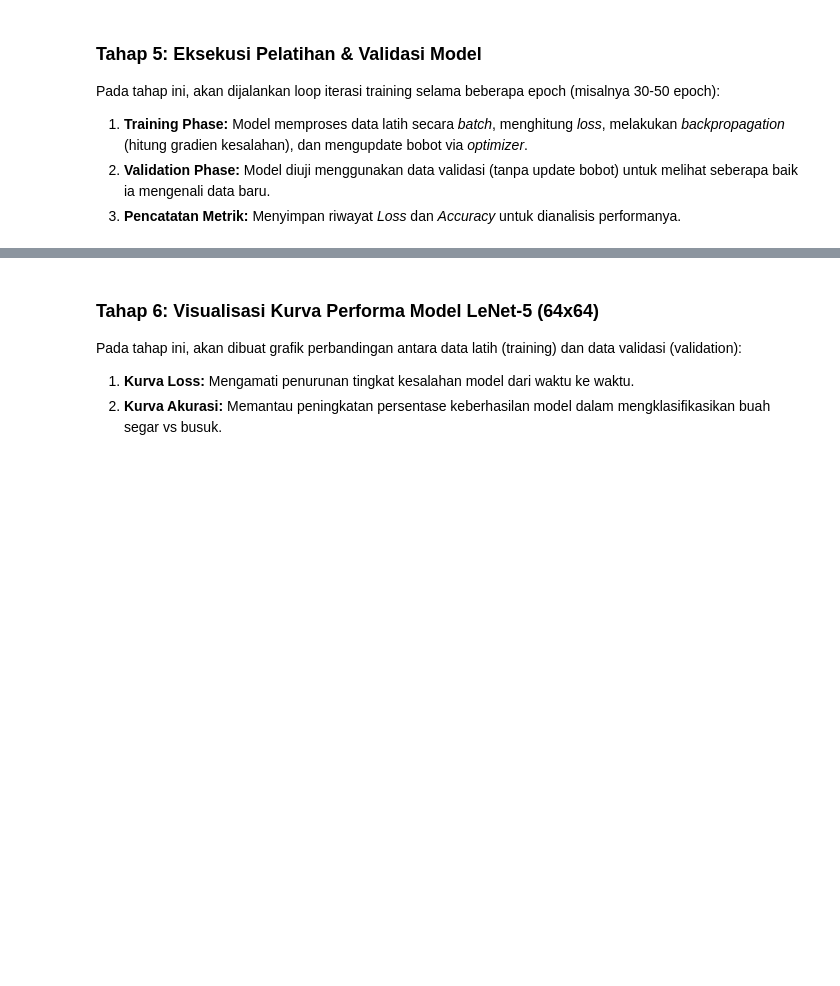
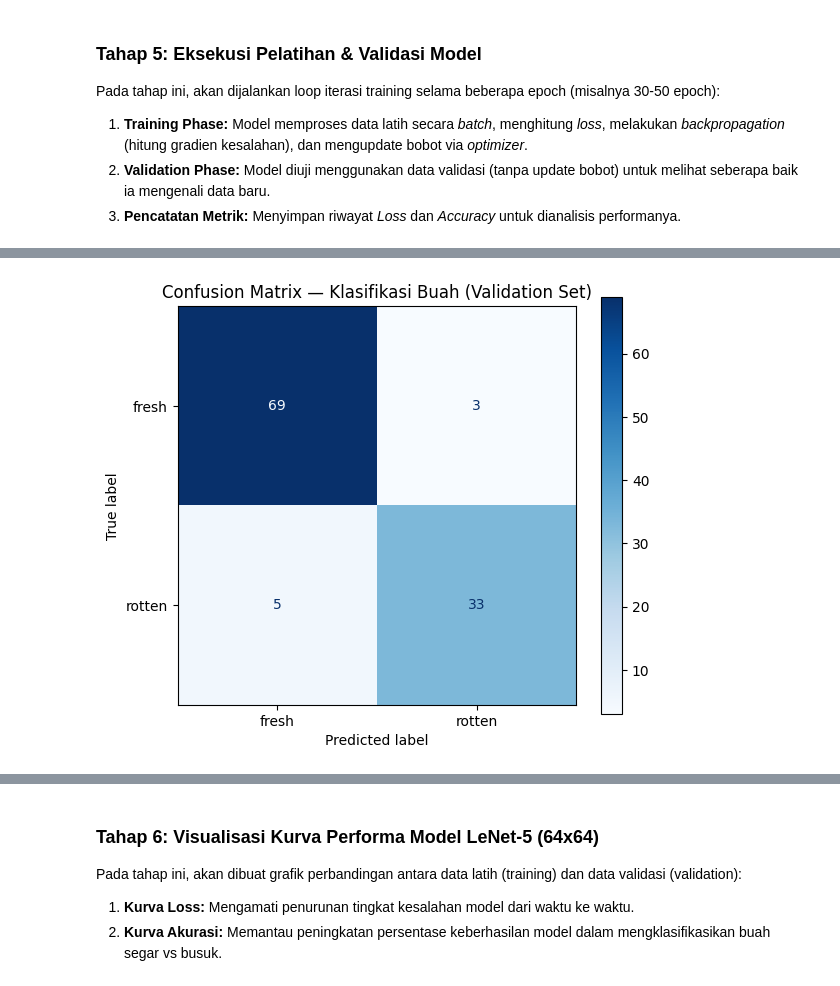
Before and after one commit to iaanwijaya/fruit-clasification-lenet5, a Jupyter notebook: klasifikasi-buah.ipynb, the cells around one changed output, grey strips where cells are left out. Saved outputs shown, nothing was run; the diff lists cells and outputs as text; code cells hidden in the pictures; blank space fills up the shorter version.

```diff
--- a/klasifikasi-buah.ipynb
+++ b/klasifikasi-buah.ipynb
@@ -453,0 +527,12 @@ Berdasarkan pengujian komprehensif, model LeNet-5 yang dikembangkan telah berhas
+# %%
+# 5. Visualisasi Confusion Matrix
+cm = confusion_matrix(y_true, y_pred)
+disp = ConfusionMatrixDisplay(confusion_matrix=cm, display_labels=class_names)
+
+fig, ax = plt.subplots(figsize=(6, 5))
+disp.plot(cmap=plt.cm.Blues, ax=ax, values_format='d')
+plt.title("Confusion Matrix — Klasifikasi Buah (Validation Set)")
+plt.tight_layout()
+plt.show()
+# %% [output]
+[figure, added]
```
Also changed, not shown: parts of 10 cells of this notebook.
